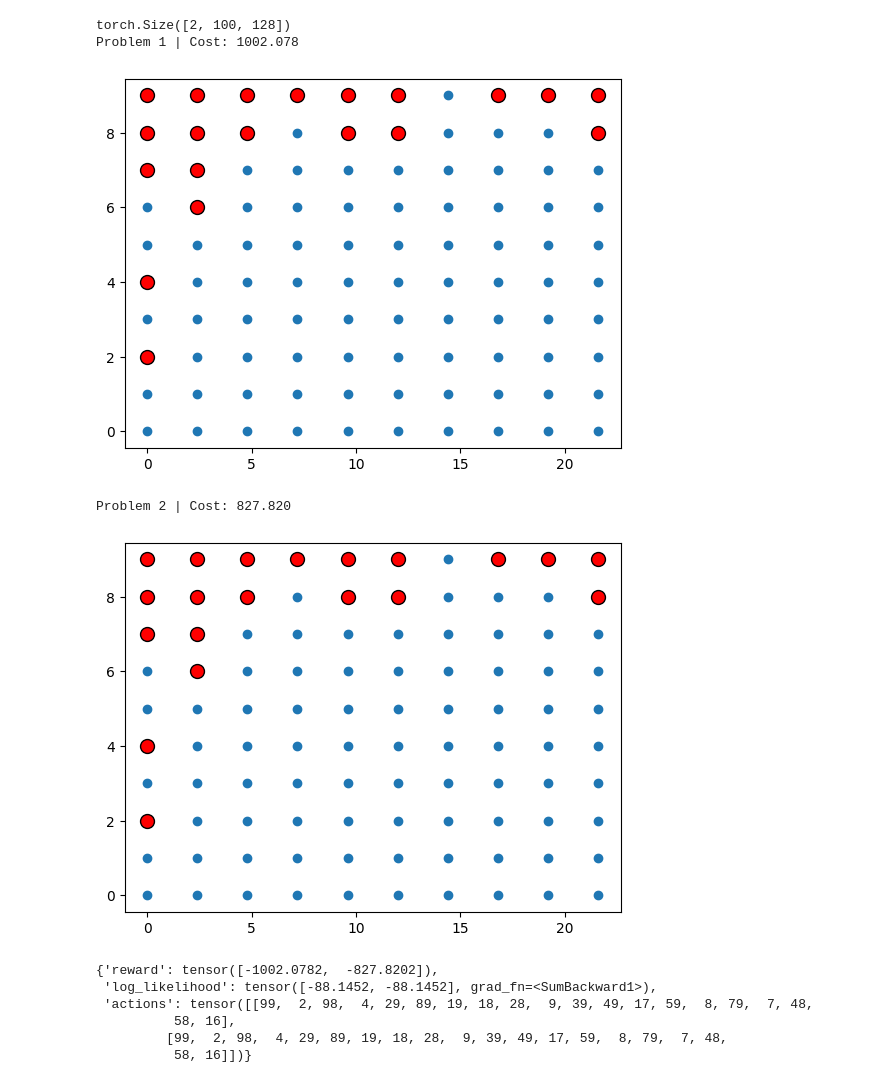
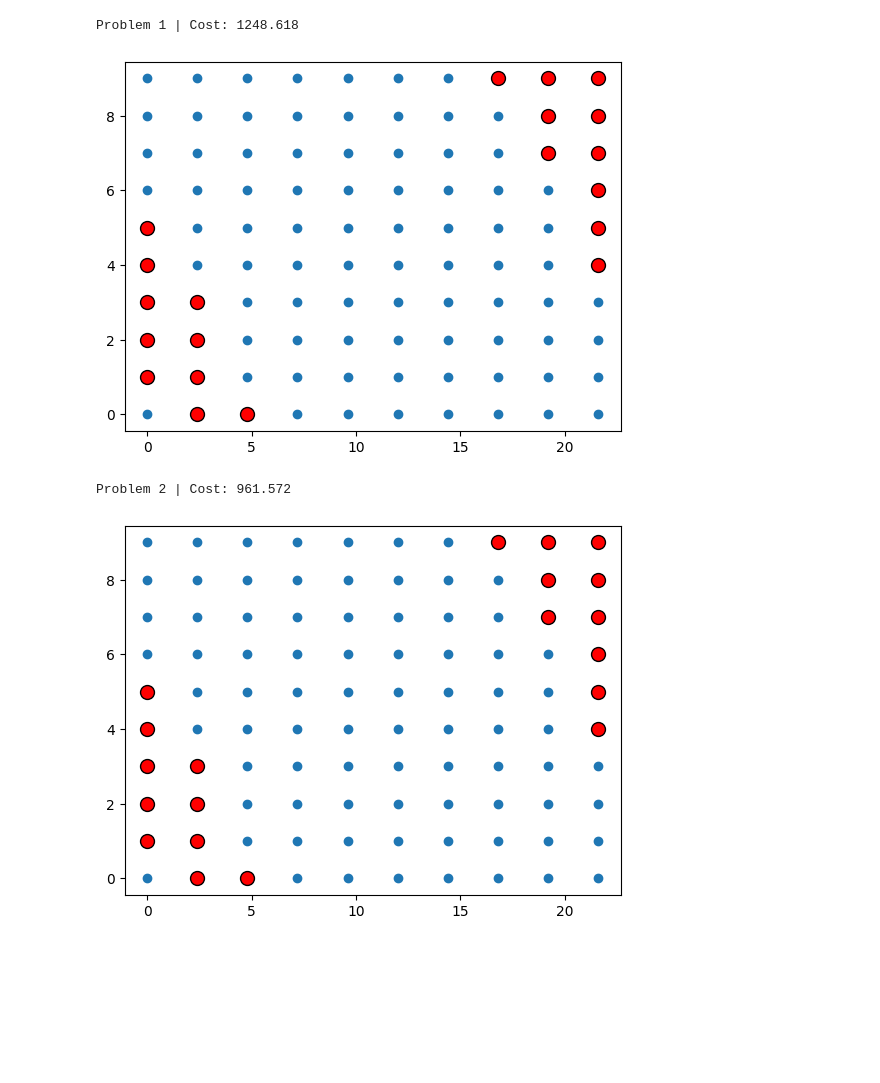
Before and after one commit to j4n1k/rl4co-slap, a Jupyter notebook: examples/test_slap.ipynb, the cells around one changed output. Saved outputs shown, nothing was run; the diff lists cells and outputs as text; code cells hidden in the pictures; blank space fills up the shorter version.

```diff
--- a/examples/test_slap.ipynb
+++ b/examples/test_slap.ipynb
@@ -28,12 +22,12 @@ class SLAPInitEmbedding(nn.Module):
 
     def __init__(self, embed_dim, linear_bias=True):
         super(SLAPInitEmbedding, self).__init__()
-        node_dim = 3  # x, y, dist_depot
+        node_dim = 1  # x, y, dist_depot
         self.init_embed = nn.Linear(node_dim, embed_dim, linear_bias)  # locs
         # self.init_freq = nn.Linear(1, embed_dim, linear_bias)
         self.init_embed_depot = nn.Linear(2, embed_dim, linear_bias)
 
-    def __forward(self, td):
+    def __forwards(self, td):
         # node_embeddings = self.init_embed(td["locs"])
         # node_embeddings = self.init_embed(td["locs"])
         depot = td["locs"][:, :1, :]
@@ -50,10 +44,9 @@ class SLAPInitEmbedding(nn.Module):
         )
         depot_embedding = self.init_embed_depot(depot)
         out = torch.cat((depot_embedding, node_embeddings), -2)
-        print(out.shape)
         return out
 
-    def forward(self, td):
+    def _forward(self, td):
         dist_mat = self._get_distance_matrix(td["locs"])
         depot_idx = 0
         depot_to_all_distances = dist_mat[:,depot_idx, :]
@@ -61,6 +54,13 @@ class SLAPInitEmbedding(nn.Module):
             torch.cat((td["locs"], depot_to_all_distances[..., None]), -1)
         )
         print(node_embeddings.shape)
+        return node_embeddings
+
+    def forward(self, td):
+        dist_mat = self._get_distance_matrix(td["locs"])
+        depot_idx = 0
+        depot_to_all_distances = dist_mat[:,depot_idx, :]
+        node_embeddings = self.init_embed(depot_to_all_distances[..., None])
         return node_embeddings
 
     def _distance_depot(self, locs, depot):
@@ -87,15 +87,19 @@ from rl4co.models.nn.env_embeddings.context import EnvContext
 
 
 class SLAPContext(EnvContext):
+    """Context embedding for the Decap Placement Problem (DPP), EDA (electronic design automation).
+    Project the following to the embedding space:
+        - current cell embedding
+    """
 
     def __init__(self, embed_dim):
         super(SLAPContext, self).__init__(embed_dim)
 
     def forward(self, embeddings, td):
+        """Context cannot be defined by a single node embedding for DPP, hence 0.
+        We modify the dynamic embedding instead to capture placed items
+        """
         return embeddings.new_zeros(embeddings.size(0), self.embed_dim)
-
-    def _state_embedding(self, embeddings, td):
-        return td["freq"]
 # %%
 class StaticEmbedding(nn.Module):
     def __init__(self, *args, **kwargs):
@@ -119,6 +180,6 @@ policy = AttentionModelPolicy(env_name=env.name, # this is actually not needed s
 model = AttentionModel(env,
                        policy=policy,
                        baseline='rollout',
-                       train_data_size=100_000,
-                       val_data_size=10_000)
+                       train_data_size=20,
+                       val_data_size=20)
 # %% [output]
@@ -131,27 +187,17 @@ C:\Users\zm0714\Documents\Projekte\rl4co-slap\venv\Lib\site-packages\lightning\p
 # %%
 device = torch.device("cuda" if torch.cuda.is_available() else "cpu")
-td_init = env.reset(batch_size=[2]).to(device)
+td_init = env.reset(batch_size=[3]).to(device)
 policy = model.policy.to(device)
 out = policy(td_init.clone(), env, phase="test", decode_type="greedy", return_actions=True)
 actions_untrained = out['actions'].cpu().detach()
 rewards_untrained = out['reward'].cpu().detach()
 
 for i in range(2):
     print(f"Problem {i+1} | Cost: {-rewards_untrained[i]:.3f}")
     env.render(td_init[i], actions=actions_untrained[i])
 # %% [output]
-torch.Size([2, 100, 128])
-Problem 1 | Cost: 1002.078
+Problem 1 | Cost: 1248.618
-[figure, old version]
+[figure, new version]
-Problem 2 | Cost: 827.820
+Problem 2 | Cost: 961.572
-[figure, old version]
+[figure, new version]
-# %%
-out
-# %% [output]
-{'reward': tensor([-1002.0782,  -827.8202]),
- 'log_likelihood': tensor([-88.1452, -88.1452], grad_fn=<SumBackward1>),
- 'actions': tensor([[99,  2, 98,  4, 29, 89, 19, 18, 28,  9, 39, 49, 17, 59,  8, 79,  7, 48,
-          58, 16],
-         [99,  2, 98,  4, 29, 89, 19, 18, 28,  9, 39, 49, 17, 59,  8, 79,  7, 48,
-          58, 16]])}
 # %%
```
Also changed, not shown: parts of 19 cells of this notebook, 4 other files.
